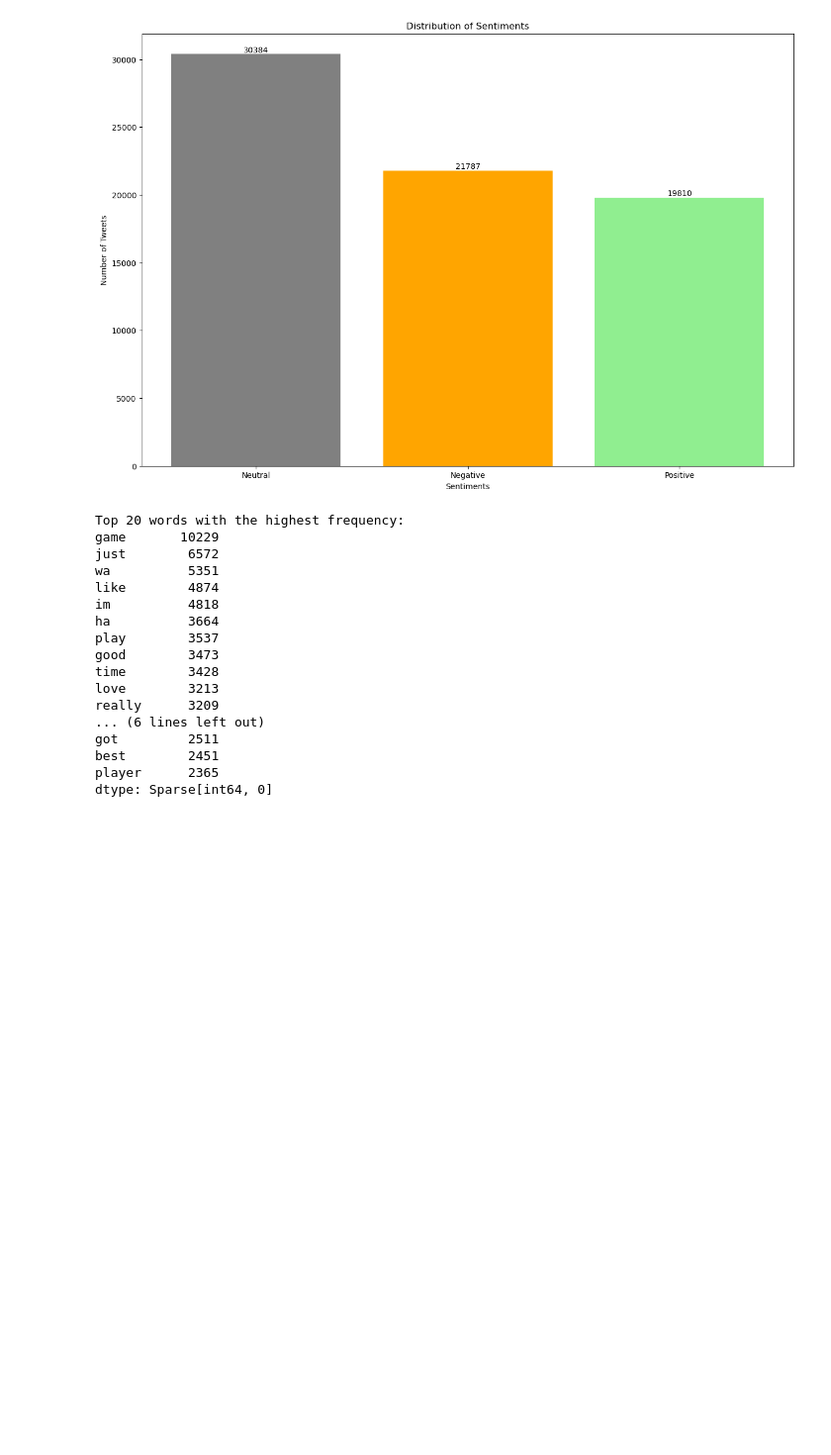
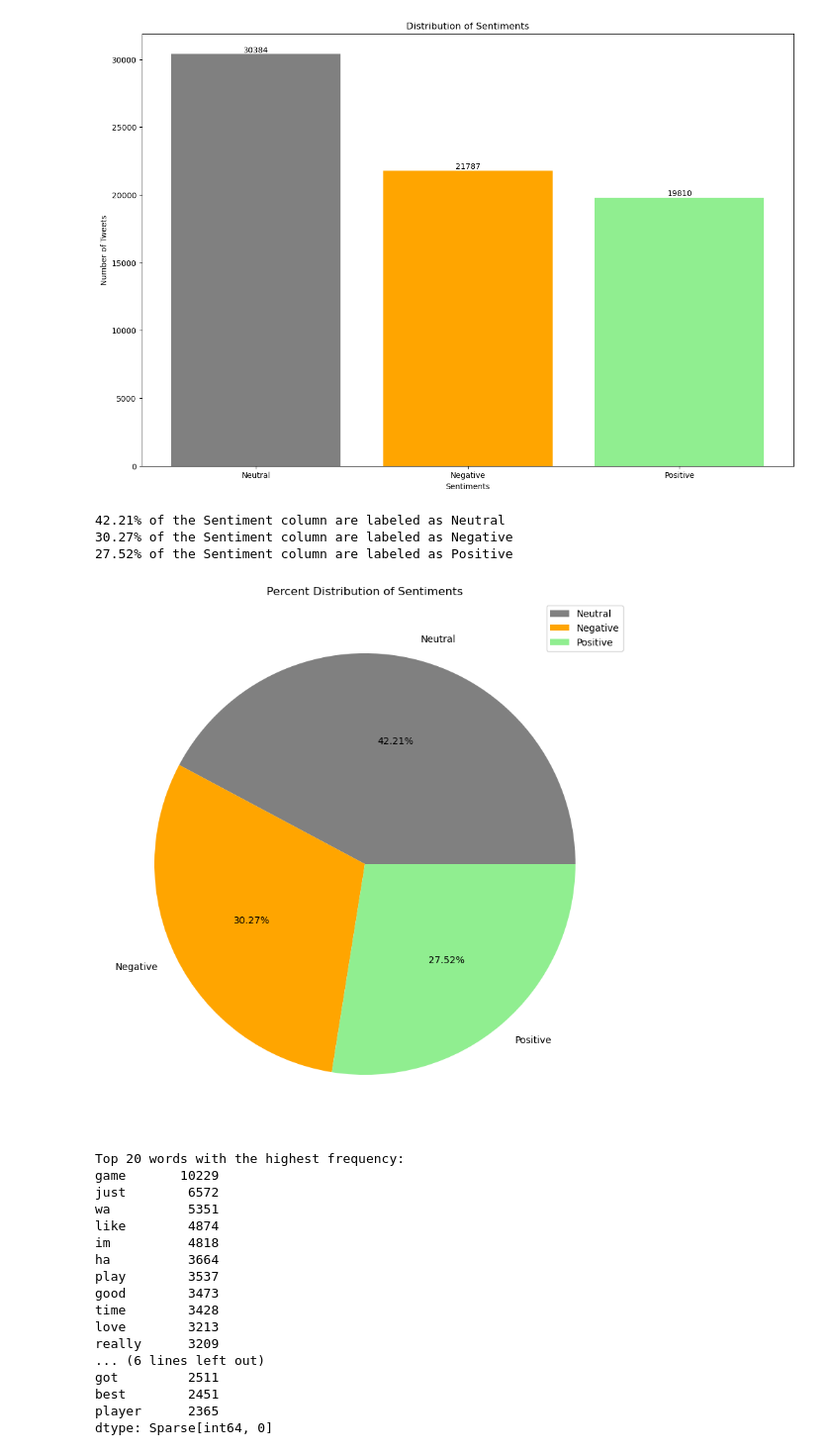
Before and after one commit to Willnguyen02/PHYS-243-Final-Project, a Jupyter notebook: PHYS_243_Final.ipynb, the cells around one changed output. Shown: that part at 99% size. Saved outputs shown, nothing was run; the diff lists cells and outputs as text; code cells hidden in the pictures; blank space fills up the shorter version.

```diff
--- a/PHYS_243_Final.ipynb
+++ b/PHYS_243_Final.ipynb
@@ -675,6 +675,34 @@ plt.bar_label(barplot, label_type='edge')
 plt.show()
 # %% [output]
 [figure]
+# %%
+# Percentages of each sentiment
+
+neutral_count = train_df[train_df["Sentiment"] == "Neutral"]["Sentiment"].count()
+negative_count = train_df[train_df["Sentiment"] == "Negative"]["Sentiment"].count()
+positive_count = train_df[train_df["Sentiment"] == "Positive"]["Sentiment"].count()
+total_count = train_df["Sentiment"].count()
+
+print(f"{(neutral_count/total_count)*100:.2f}% of the Sentiment column are labeled as Neutral")
+print(f"{(negative_count/total_count)*100:.2f}% of the Sentiment column are labeled as Negative")
+print(f"{(positive_count/total_count)*100:.2f}% of the Sentiment column are labeled as Positive")
+# %% [output]
+42.21% of the Sentiment column are labeled as Neutral
+30.27% of the Sentiment column are labeled as Negative
+27.52% of the Sentiment column are labeled as Positive
+# %%
+# Pie chart representing the percent distribution of sentiments
+
+neutral_pct, negative_pct, positive_pct = ((neutral_count/total_count)*100).round(2), ((negative_count/total_count)*100).round(2), ((positive_count/total_count)*100).round(2)
+
+plt.figure(figsize=(15,10))
+
+plt.pie([neutral_pct, negative_pct, positive_pct], labels=["Neutral", "Negative", "Positive"], autopct='%1.2f%%', colors=["grey", 'orange', 'lightgreen'])
+plt.title("Percent Distribution of Sentiments")
+plt.legend()
+plt.show()
+# %% [output]
+[figure, added]
 # %%
 # Identified the top 20 words with the highest frequency
 
```
